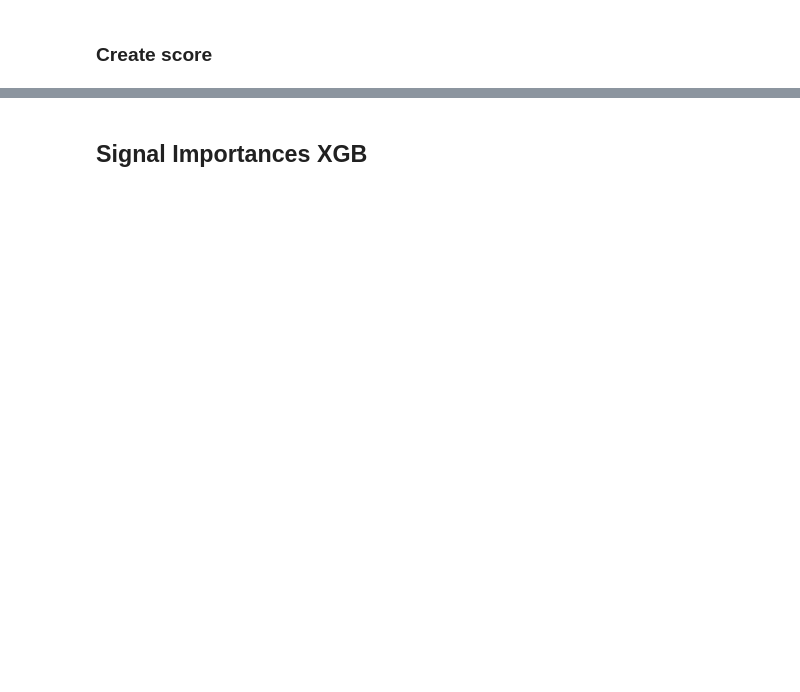
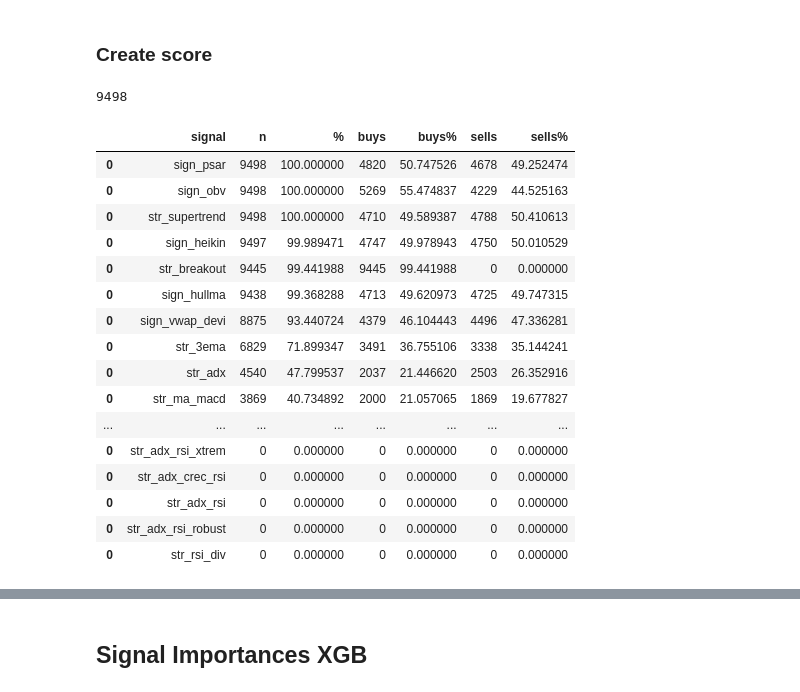
Before and after one commit to josebrx99/python, a Jupyter notebook: trading/backtest.ipynb, the cells around one changed output, grey strips where cells are left out. Cells and saved outputs as stored; diff of their text form; code cells hidden in the pictures; blank space fills up the shorter version.

```diff
--- a/trading/backtest.ipynb
+++ b/trading/backtest.ipynb
@@ -1540,18 +1459,21 @@ _, df = analyze_symbol(symb, "1h", 400)
 # FECHA_FIN    = '2026-04-25'
 # df   = df[(df['date'] >= FECHA_INICIO) & (df['date'] <= FECHA_FIN)]
 cols_str = [col for col in df.columns if col.startswith("str_")]
-cols_sign = [col for col in df.columns if col.startswith("str_")]
+cols_sign = [col for col in df.columns if col.startswith("sign_")]
 cols_strsig = cols_str + cols_sign
+cols_others = ["sign_volume_anormal", "sign_compress_xtrem"]
+cols_strsig = [x for x in cols_strsig if x not in cols_others]
 
-cols_others = [x for x in df if x not in cols_strsig]
-order = cols_others + sorted(cols_strsig)
+cols_base = [x for x in df if x not in cols_strsig]
+order = cols_base + sorted(cols_strsig)
 df = df[order]
 
 print("Total cols:", len(cols_strsig))
 print("Strategies:", len(cols_str))
 print("Signals:   ", len(cols_sign))
-print("Others:    ", len(cols_others))
+print("Others:    ", len(cols_base))
 
 print(df["date"].min())
 print(df.shape)
 df2 = df.copy()
+df.head(10)
@@ -1560,11 +1480,30 @@ df
 # %%
 res = []
 for j in cols_strsig:
-    buys = df[df[j] == "🔴"].shape[0]
-    sells = df[df[j] == "🟢"].shape[0]
+    buys = df[df[j].isin(["🟢", True, "✅"])].shape[0]
+    sells = df[df[j] == "🔴"].shape[0]
     n = buys + sells
     res.append(pd.DataFrame({"signal":[j], "n":[n], "%":[(n/len(df))*100], "buys":[buys], "buys%":[(buys/len(df))*100],
                               "sells":[sells],"sells%":[(sells/len(df))*100]}))
 print(len(df))
 res = pd.concat(res).sort_values("%", ascending = False)
 res
+# %% [output]
+9498
+|  | signal | n | % | buys | buys% | sells | sells% |
+| 0 | sign_psar | 9498 | 100.000000 | 4820 | 50.747526 | 4678 | 49.252474 |
+| 0 | sign_obv | 9498 | 100.000000 | 5269 | 55.474837 | 4229 | 44.525163 |
+| 0 | str_supertrend | 9498 | 100.000000 | 4710 | 49.589387 | 4788 | 50.410613 |
+| 0 | sign_heikin | 9497 | 99.989471 | 4747 | 49.978943 | 4750 | 50.010529 |
+| 0 | str_breakout | 9445 | 99.441988 | 9445 | 99.441988 | 0 | 0.000000 |
+| 0 | sign_hullma | 9438 | 99.368288 | 4713 | 49.620973 | 4725 | 49.747315 |
+| 0 | sign_vwap_devi | 8875 | 93.440724 | 4379 | 46.104443 | 4496 | 47.336281 |
+| 0 | str_3ema | 6829 | 71.899347 | 3491 | 36.755106 | 3338 | 35.144241 |
+| 0 | str_adx | 4540 | 47.799537 | 2037 | 21.446620 | 2503 | 26.352916 |
+| 0 | str_ma_macd | 3869 | 40.734892 | 2000 | 21.057065 | 1869 | 19.677827 |
+| ... | ... | ... | ... | ... | ... | ... | ... |
+| 0 | str_adx_rsi_xtrem | 0 | 0.000000 | 0 | 0.000000 | 0 | 0.000000 |
+| 0 | str_adx_crec_rsi | 0 | 0.000000 | 0 | 0.000000 | 0 | 0.000000 |
+| 0 | str_adx_rsi | 0 | 0.000000 | 0 | 0.000000 | 0 | 0.000000 |
+| 0 | str_adx_rsi_robust | 0 | 0.000000 | 0 | 0.000000 | 0 | 0.000000 |
+| 0 | str_rsi_div | 0 | 0.000000 | 0 | 0.000000 | 0 | 0.000000 |
```
Also changed, not shown: parts of 8 cells of this notebook.
